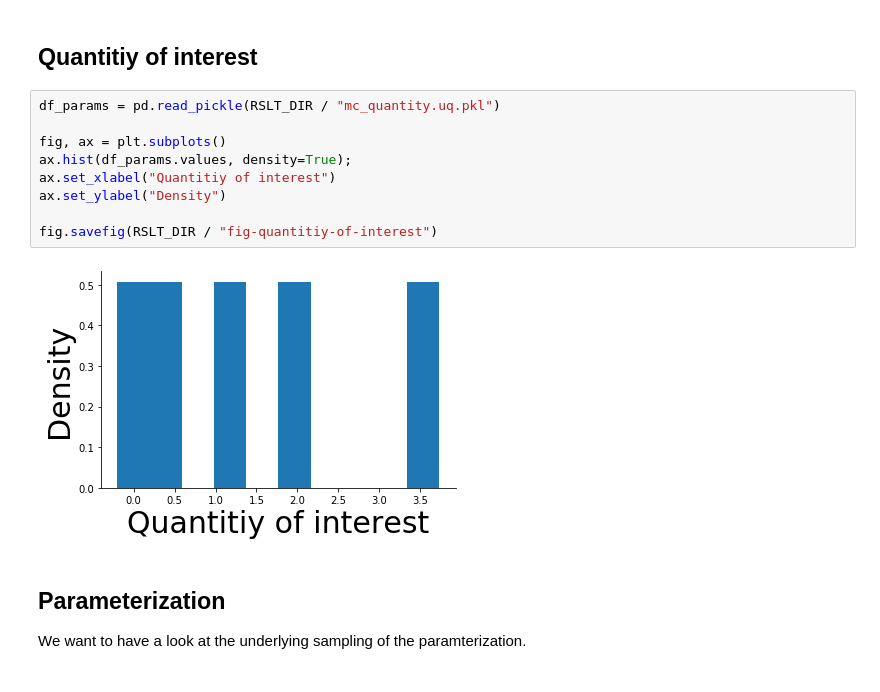
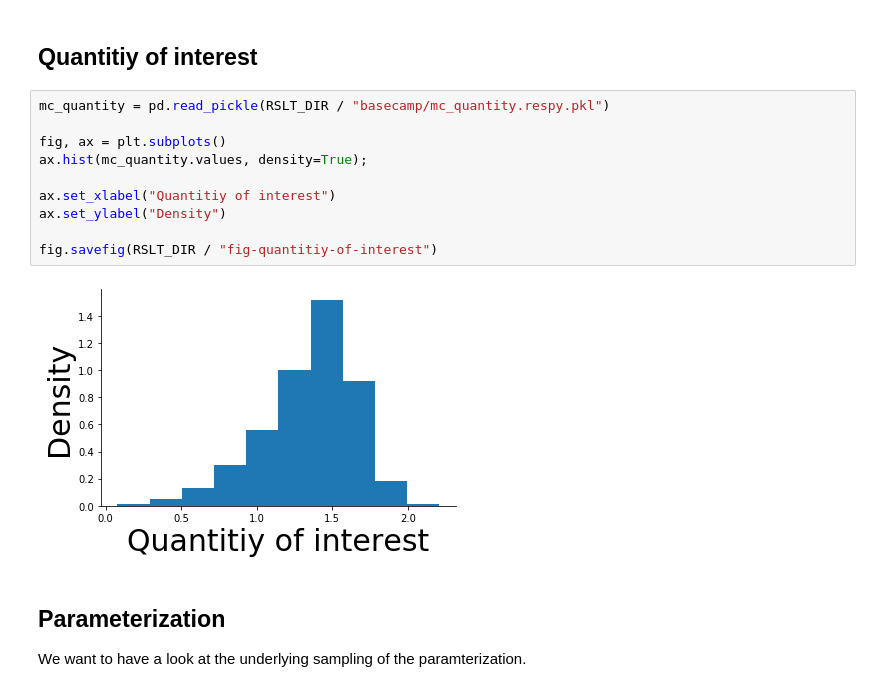
Before and after one commit to fagan2888/numerical-toolbox-uncertainty-quantification, a Jupyter notebook: notebooks/exporation.ipynb, the cells around one changed output. Cells and saved outputs as stored; diff of their text form.

```diff
--- a/notebooks/exporation.ipynb
+++ b/notebooks/exporation.ipynb
@@ -5,16 +5,17 @@ This notebook provides some additional exploration of the underlying material.
 # %% [markdown]
 ## Quantitiy of interest
 # %%
-df_params = pd.read_pickle(RSLT_DIR / "mc_quantity.uq.pkl")
+mc_quantity = pd.read_pickle(RSLT_DIR / "basecamp/mc_quantity.respy.pkl")
 
 fig, ax = plt.subplots()
-ax.hist(df_params.values, density=True);
+ax.hist(mc_quantity.values, density=True);
+
 ax.set_xlabel("Quantitiy of interest")
 ax.set_ylabel("Density")
 
 fig.savefig(RSLT_DIR / "fig-quantitiy-of-interest")
 # %% [output]
-[figure, old version]
+[figure, new version]
 # %% [markdown]
 ## Parameterization
 
```
Also changed, not shown: parts of 1 cell of this notebook, 9 other files.
